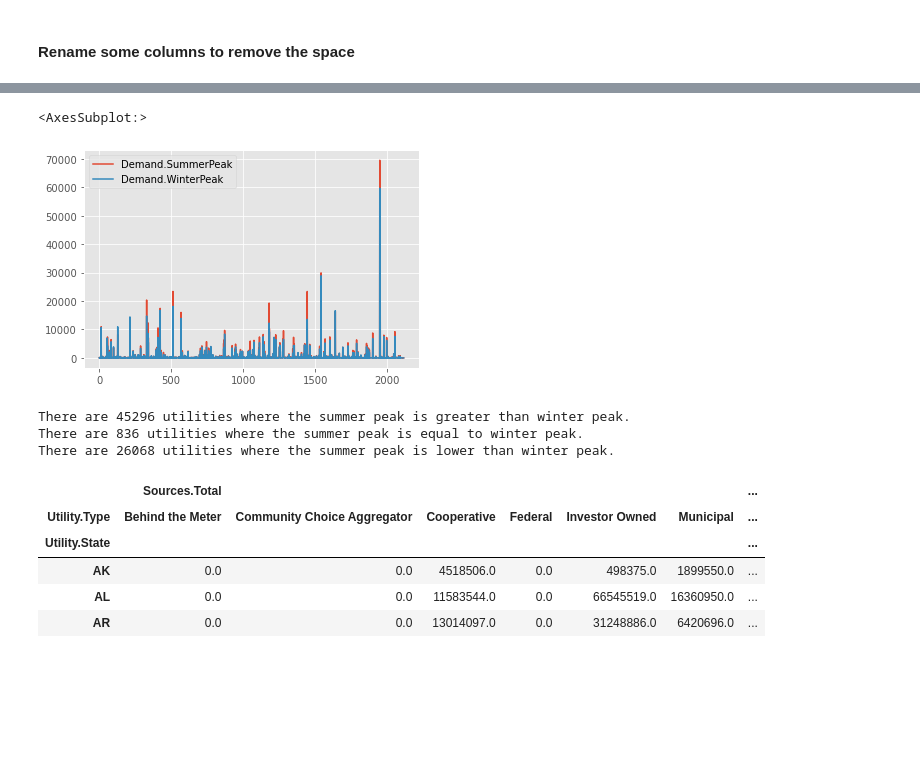
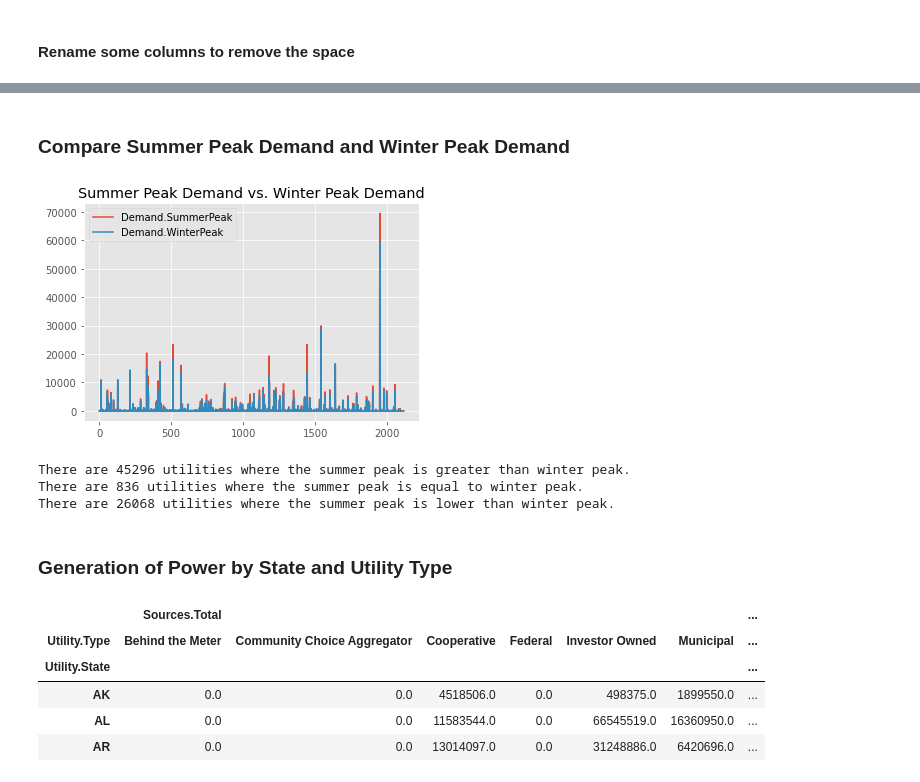
Before and after one commit to zhuy9/DMwP-EnergyUsage, a Jupyter notebook: Project_workspace.ipynb, the cells around one changed output, grey strips where cells are left out. Drawn from its saved outputs; the diff is of its cells as text; code cells hidden in the pictures; blank space fills up the shorter version.

```diff
--- a/Project_workspace.ipynb
+++ b/Project_workspace.ipynb
@@ -4,11 +4,19 @@
 import pandas as pd
 import matplotlib.pyplot as plt
 import seaborn as sns
-#sns.set_style("darkgrid")
 plt.style.use('ggplot')
-import warnings
+import warnings # 0 warnings :)
 warnings.filterwarnings("ignore")
 from matplotlib.pyplot import figure
+from sklearn.metrics.pairwise import cosine_similarity
+from sklearn import tree
+from sklearn.model_selection import GridSearchCV
+import graphviz
+### Set to True to update all the pics in the /Figure folder
+downloadPic = False
+# to-use:
+# if (downloadPic):
+#     plt.savefig ('Figure/nameOfPic.png')
 # %% [markdown]
 #### Data Import
 # %%
@@ -100,12 +104,16 @@ list(df.columns)
  'Retail.Total.Revenue',
  'Retail.Total.Sales',
  'Retail.Total.Customers']
+# %% [markdown]
+### Compare Summer Peak Demand and Winter Peak Demand
 # %%
 ### Plot the Summer Peak and Winter Peak on one graph
-df[['Demand.SummerPeak','Demand.WinterPeak']].plot.line()
+fig0 = df[['Demand.SummerPeak','Demand.WinterPeak']].plot.line(title = "Summer Peak Demand vs. Winter Peak Demand")
+fig0
+if (downloadPic):
+    plt.savefig ('Figure/summerWinterPeak.png') # not now
 # %% [output]
-<AxesSubplot:>
-[figure, old version]
+[figure, new version]
 # %%
 print("There are %d utilities where the summer peak is greater than winter peak." % df[df['Demand.SummerPeak'] > df['Demand.WinterPeak']].size)
 print("There are %d utilities where the summer peak is equal to winter peak." % df[df['Demand.SummerPeak'] == df['Demand.WinterPeak']][df['Demand.SummerPeak'] != 0].size)
@@ -114,6 +122,8 @@ print("There are %d utilities where the summer peak is lower than winter peak."
 There are 45296 utilities where the summer peak is greater than winter peak.
 There are 836 utilities where the summer peak is equal to winter peak.
 There are 26068 utilities where the summer peak is lower than winter peak.
+# %% [markdown]
+### Generation of Power by State and Utility Type
 # %%
 pwr_generated = pd.pivot_table(df, values=['Sources.Total'], index=['Utility.State'], columns=['Utility.Type'], aggfunc='sum').fillna(0)
 pwr_generated.head(3)
```
Also changed, not shown: parts of 77 cells of this notebook, 14 other files.
